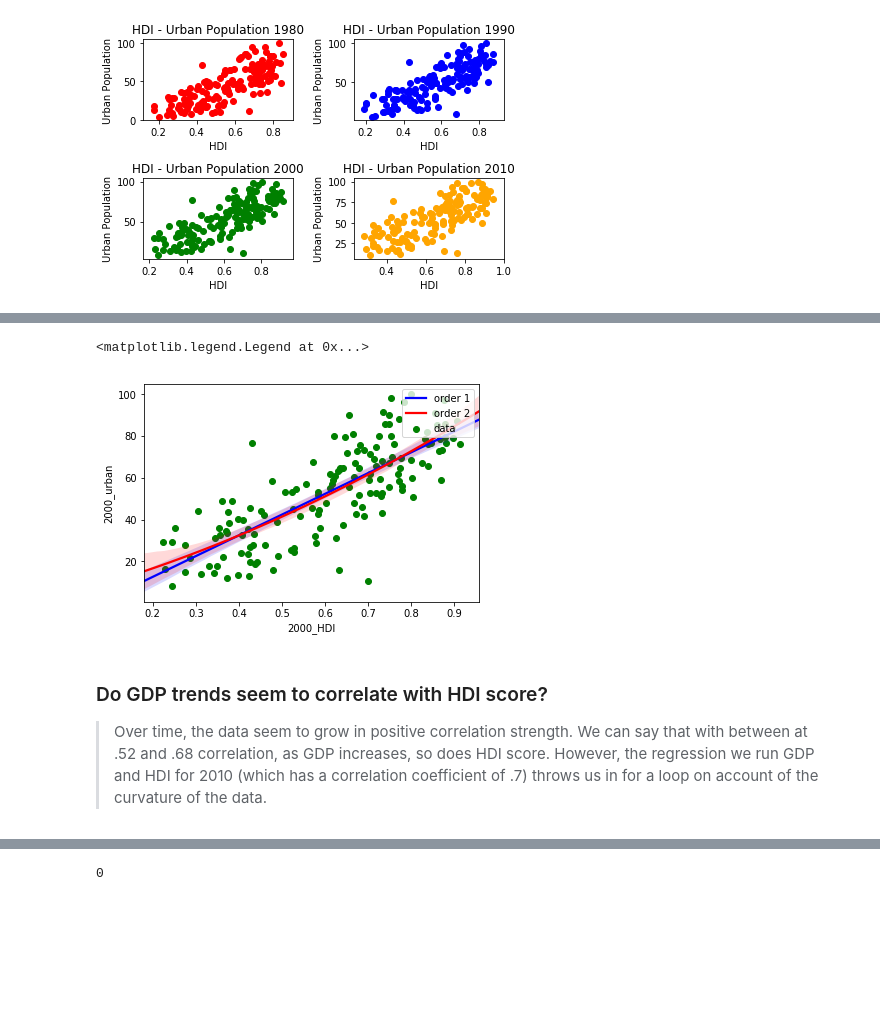
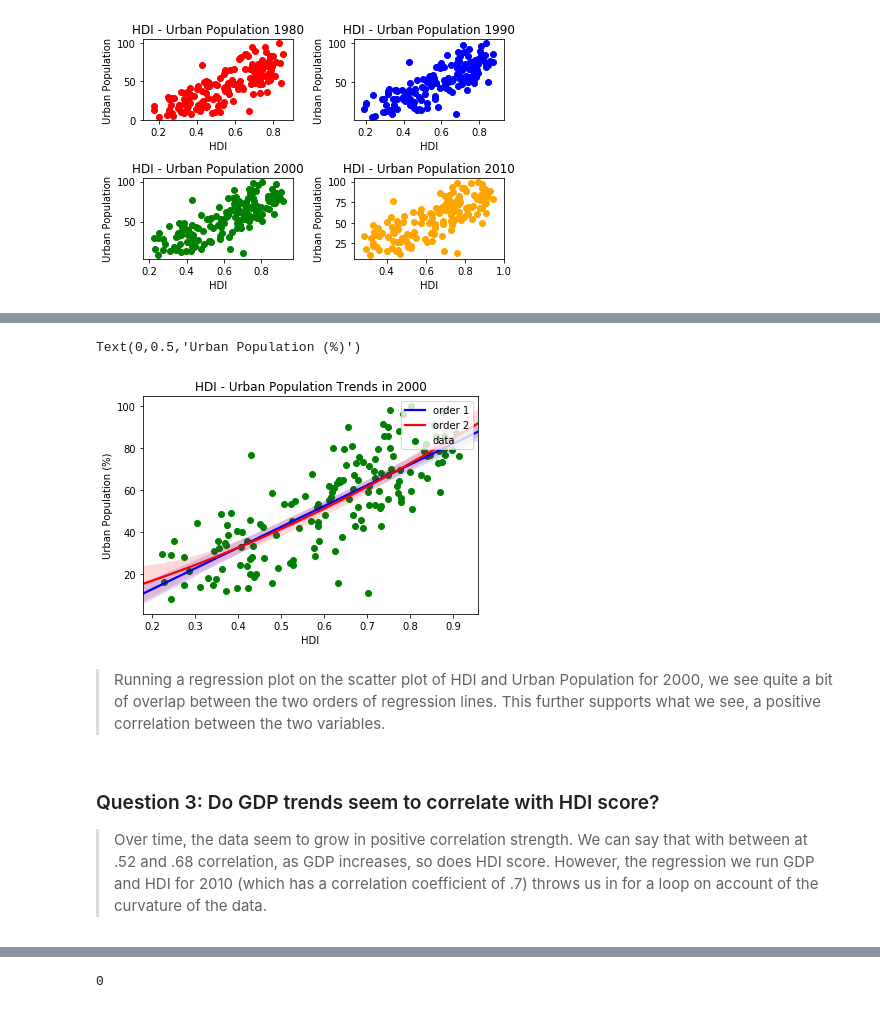
Before and after one commit to ccaddel/investigate_gapminder_data, a Jupyter notebook: Investigate_a_Dataset.ipynb, the cells around one changed output, grey strips where cells are left out. Drawn from its saved outputs; the diff is of its cells as text; code cells hidden in the pictures; blank space fills up the shorter version.

```diff
--- a/Investigate_a_Dataset.ipynb
+++ b/Investigate_a_Dataset.ipynb
@@ -547,14 +601,19 @@ plt.tight_layout()
 # %%
 #run linear regression on Urban Population and HDI for 2000, referenced in green scatter plot above
 plt.scatter(x=dem_GDP_HDI_urb['2000_HDI'],y=dem_GDP_HDI_urb['2000_urban'],c='green',label='data')
 sns.regplot(x='2000_HDI',y='2000_urban', data = dem_GDP_HDI_urb,scatter=None, order=1, color='blue', label='order 1')
 sns.regplot(x='2000_HDI',y='2000_urban', data = dem_GDP_HDI_urb,scatter=None, order=2, color='red', label='order 2')
 plt.legend(loc='upper right')
+plt.title('HDI - Urban Population Trends in 2000')
+plt.xlabel('HDI')
+plt.ylabel('Urban Population (%)')
 # %% [output]
-<matplotlib.legend.Legend at 0x...>
+Text(0,0.5,'Urban Population (%)')
-[figure, old version]
+[figure, new version]
+# %% [markdown]
+> Running a regression plot on the scatter plot of HDI and Urban Population for 2000, we see quite a bit of overlap between the two orders of regression lines. This further supports what we see, a positive correlation between the two variables.
 # %% [markdown]
-### Do GDP trends seem to correlate with HDI score?
+### Question 3: Do GDP trends seem to correlate with HDI score?
 
 > Over time, the data seem to grow in positive correlation strength. We can say that with between at .52 and .68 correlation, as GDP increases, so does HDI score. However, the regression we run GDP and HDI for 2010 (which has a correlation coefficient of .7) throws us in for a loop on account of the curvature of the data.
 # %%
```
Also changed, not shown: parts of 27 cells of this notebook.
